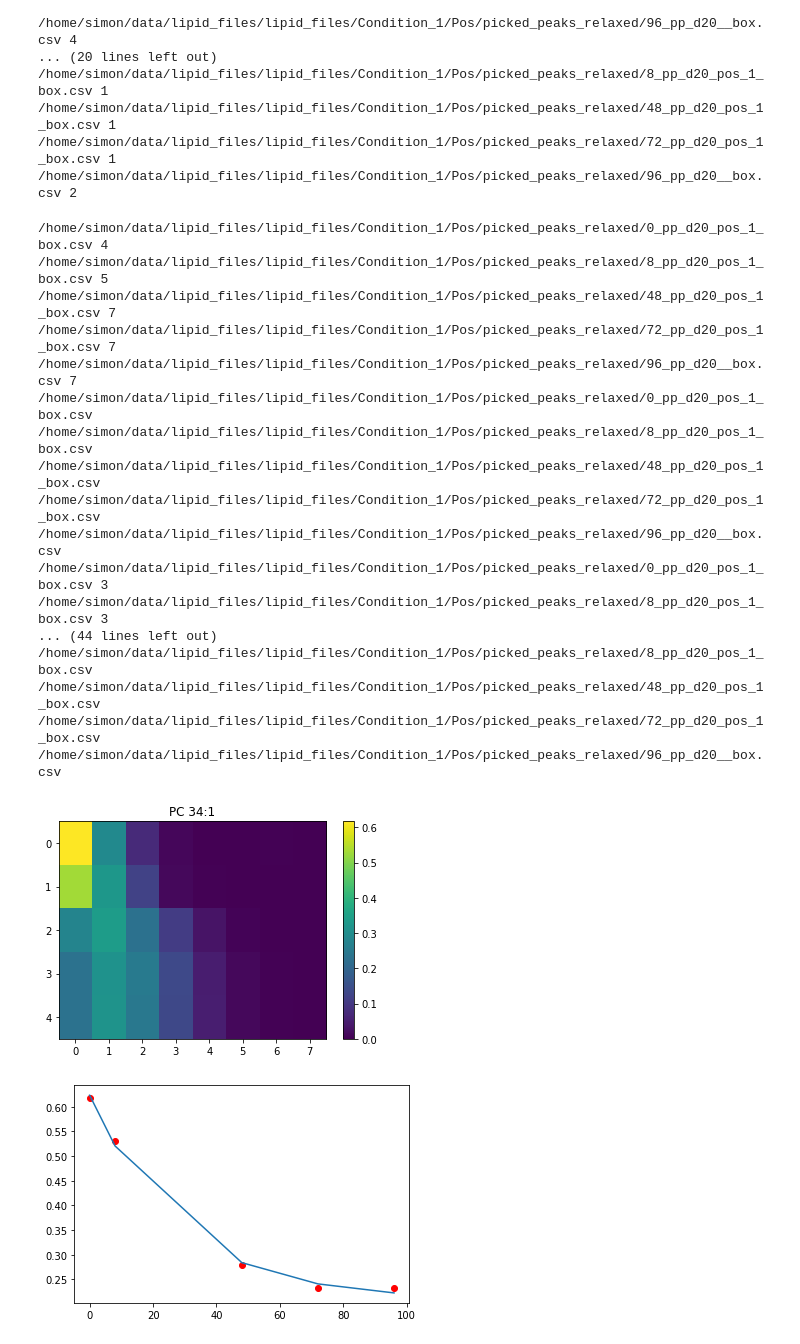
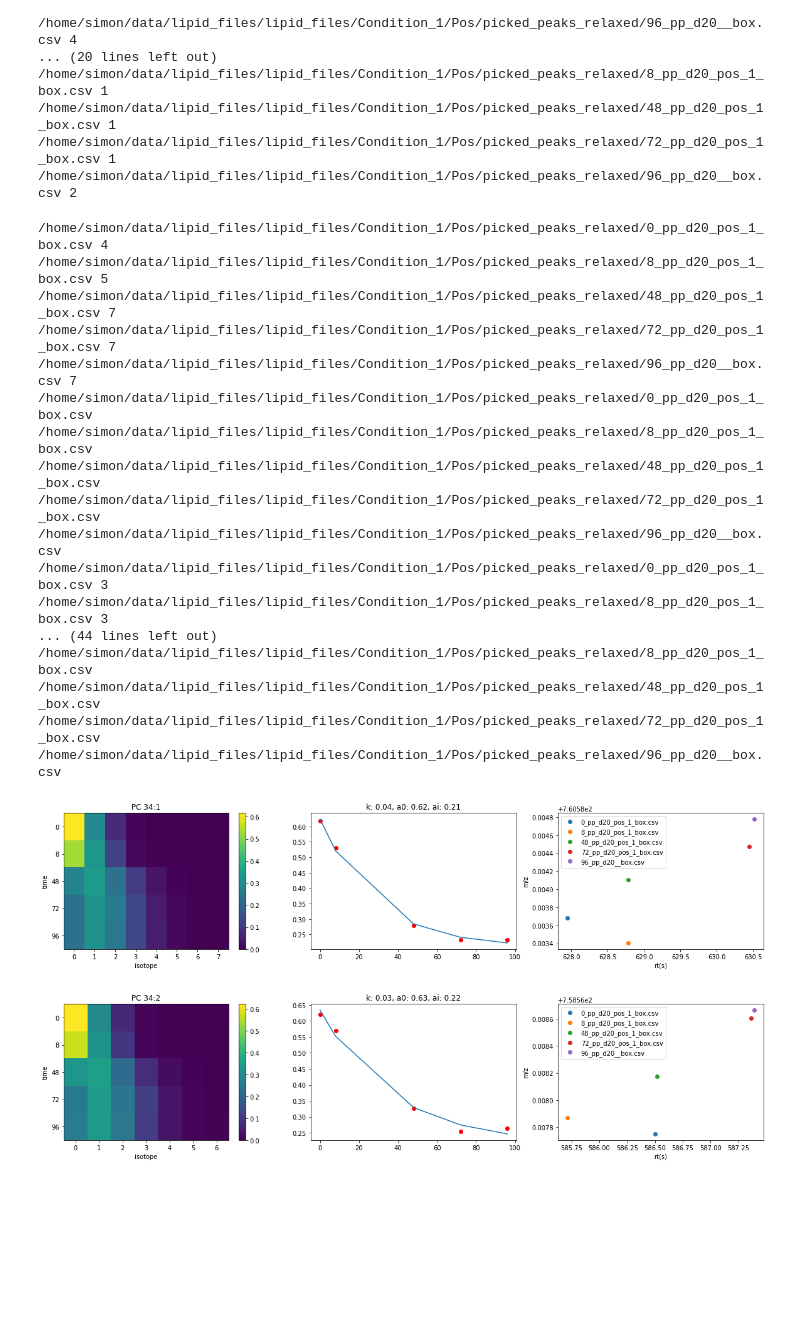
Before and after one commit to sdrogers/lipid_prototype, a Jupyter notebook: notebooks/Generic_mz.ipynb, the cells around one changed output. Saved outputs shown, nothing was run; the diff lists cells and outputs as text; code cells hidden in the pictures; blank space fills up the shorter version.

```diff
--- a/notebooks/Generic_mz.ipynb
+++ b/notebooks/Generic_mz.ipynb
@@ -283,7 +283,7 @@ for lipid,dets in lipids.items():
         for box in l:
             isos[box] = isotope_group(all_boxes[o],box,iso_mz_tol=0.1)
         ib = [(box,len(isos[box]),box.height) for box in isos]
-        ib.sort(key = lambda x: x[1],reverse = True)
+        ib.sort(key = lambda x: (x[1],x[2]),reverse = True)
         print(ib)
         choice = ib[0][0] # chosen A0 peak
         isotopes[lipid][o] = isos[choice]
@@ -339,15 +339,21 @@ for lipid in lipids:
         max_iso = max(max_iso,len(isotopes[lipid][filename]))
         print(filename,max_iso)
 
-
+    if lipid == 'PC 38:5p':
+        max_iso = 2
     scan_delta = 2 # plus and minus two oscans
     mz_tol = 0.1
 
     data_mat = np.zeros((len(ordered_files),max_iso+1))
+    base_peak = []
     for j,filename in enumerate(ordered_files):
         print(filename)
+        base_peak.append((isotopes[lipid][filename][0].mz,isotopes[lipid][filename][0].rt_in_seconds))
         for i,box in enumerate(isotopes[lipid][filename]):
-            data_mat[j,i] = box.height
+            try:
+                data_mat[j,i] = box.height
+            except:
+                pass
     for j,filename in enumerate(ordered_files):
         if len(isotopes[lipid][filename]) < max_iso:
             # attempt to fill in
@@ -357,34 +363,53 @@ for lipid in lipids:
                 scans = np.arange(apex_scan - scan_delta,apex_scan + scan_delta + 1)
                 min_mz = target_mz - mz_tol
                 max_mz = target_mz + mz_tol
                 intensity = get_max_intensity(all_mzml_file_obj[filename],scans,min_mz,max_mz)
                 data_mat[j,i] = intensity
 
 
     data_mat /= data_mat.sum(axis=1)[:,None]
-    plt.figure()
+    plt.figure(figsize=(20,4))
+    plt.subplot(1,3,1)
     plt.imshow(data_mat,aspect='auto')
+    plt.xlabel('isotope')
+    plt.ylabel('time')
+    plt.yticks(range(len(times)),times)
     plt.title(lipid)
     plt.colorbar()
 
-    p = fit(times,data_mat,fix_ends = False)
+    p = fit(times,data_mat,fix_ends = False,make_plot=False)
+    k,a0,ai = p
+    plt.subplot(1,3,2)
+    t = np.array(times)
+    plt.plot(t,data_mat[:,0],'ro')
+    plt.plot(t,a0 + (ai-a0)*(1-np.exp(-k*t)))
+    plt.title('k: {:.2f}, a0: {:.2f}, ai: {:.2f}'.format(k,a0,ai))
+    plt.subplot(1,3,3)
+    mz,rt = zip(*base_peak)
+    for i,filename in enumerate(ordered_files):
+        plt.plot(rt[i],mz[i],'o',label=filename.split(os.sep)[-1])
+    plt.legend()
+    plt.xlabel('rt(s)')
+    plt.ylabel('m/z')
+
+    plt.savefig('plots/{}_condition_{}_{}.png'.format("_".join(lipid.split()),condition,ion_mode))
 # %% [output]
 /home/simon/data/lipid_files/lipid_files/Condition_1/Pos/picked_peaks_relaxed/0_pp_d20_pos_1_box.csv 4
 /home/simon/data/lipid_files/lipid_files/Condition_1/Pos/picked_peaks_relaxed/8_pp_d20_pos_1_box.csv 5
 /home/simon/data/lipid_files/lipid_files/Condition_1/Pos/picked_peaks_relaxed/48_pp_d20_pos_1_box.csv 7
 /home/simon/data/lipid_files/lipid_files/Condition_1/Pos/picked_peaks_relaxed/72_pp_d20_pos_1_box.csv 7
 /home/simon/data/lipid_files/lipid_files/Condition_1/Pos/picked_peaks_relaxed/96_pp_d20__box.csv 7
 /home/simon/data/lipid_files/lipid_files/Condition_1/Pos/picked_peaks_relaxed/0_pp_d20_pos_1_box.csv
 /home/simon/data/lipid_files/lipid_files/Condition_1/Pos/picked_peaks_relaxed/8_pp_d20_pos_1_box.csv
 /home/simon/data/lipid_files/lipid_files/Condition_1/Pos/picked_peaks_relaxed/48_pp_d20_pos_1_box.csv
 /home/simon/data/lipid_files/lipid_files/Condition_1/Pos/picked_peaks_relaxed/72_pp_d20_pos_1_box.csv
 /home/simon/data/lipid_files/lipid_files/Condition_1/Pos/picked_peaks_relaxed/96_pp_d20__box.csv
 /home/simon/data/lipid_files/lipid_files/Condition_1/Pos/picked_peaks_relaxed/0_pp_d20_pos_1_box.csv 3
 /home/simon/data/lipid_files/lipid_files/Condition_1/Pos/picked_peaks_relaxed/8_pp_d20_pos_1_box.csv 3
 ... (44 lines left out)
 /home/simon/data/lipid_files/lipid_files/Condition_1/Pos/picked_peaks_relaxed/8_pp_d20_pos_1_box.csv
 /home/simon/data/lipid_files/lipid_files/Condition_1/Pos/picked_peaks_relaxed/48_pp_d20_pos_1_box.csv
 /home/simon/data/lipid_files/lipid_files/Condition_1/Pos/picked_peaks_relaxed/72_pp_d20_pos_1_box.csv
 /home/simon/data/lipid_files/lipid_files/Condition_1/Pos/picked_peaks_relaxed/96_pp_d20__box.csv
-[figure, old version]
+[figure, new version]
-[figure, old version]
+[figure, new version]
```
Also changed, not shown: parts of 5 cells of this notebook, 9 other files.
